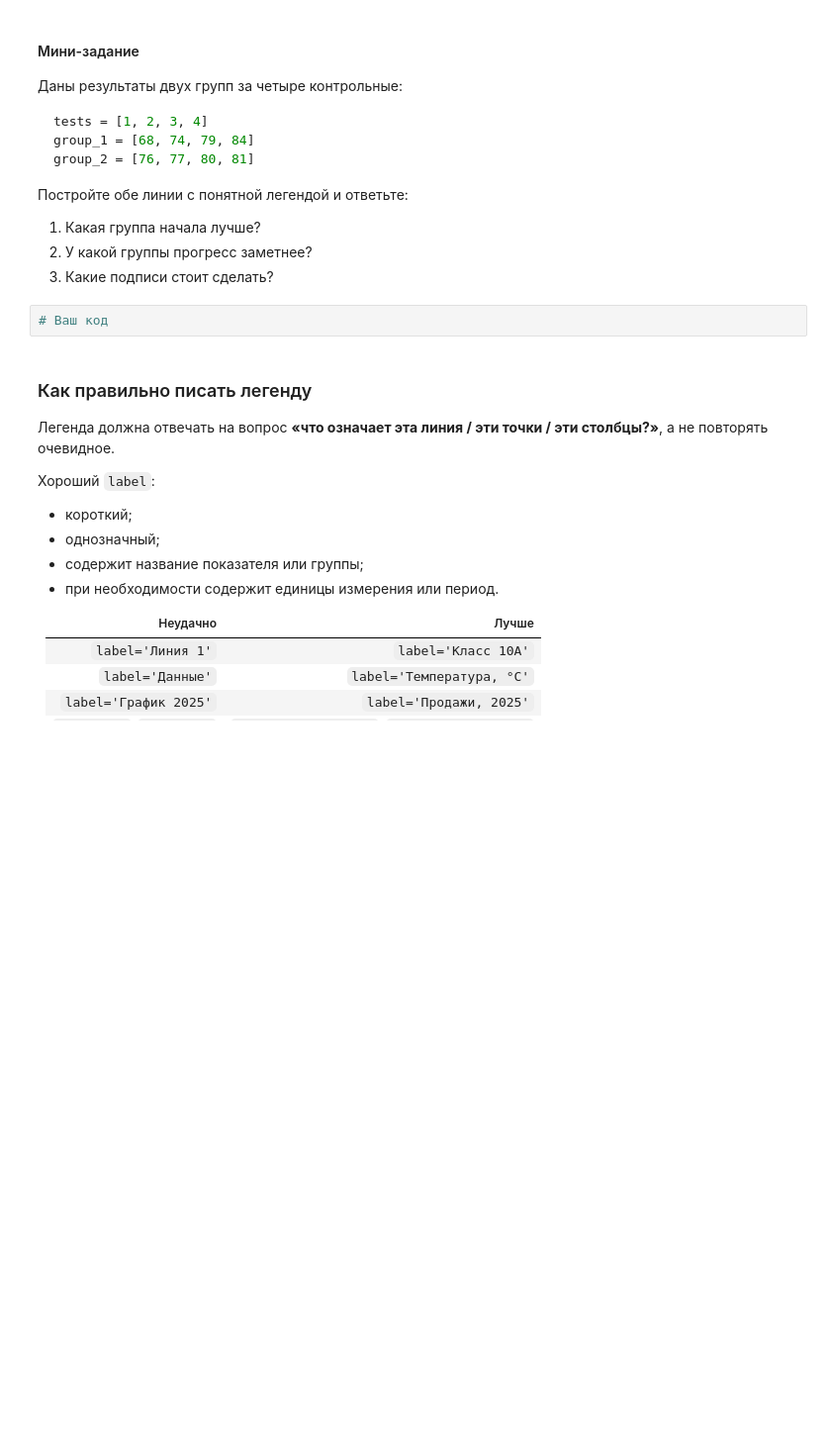
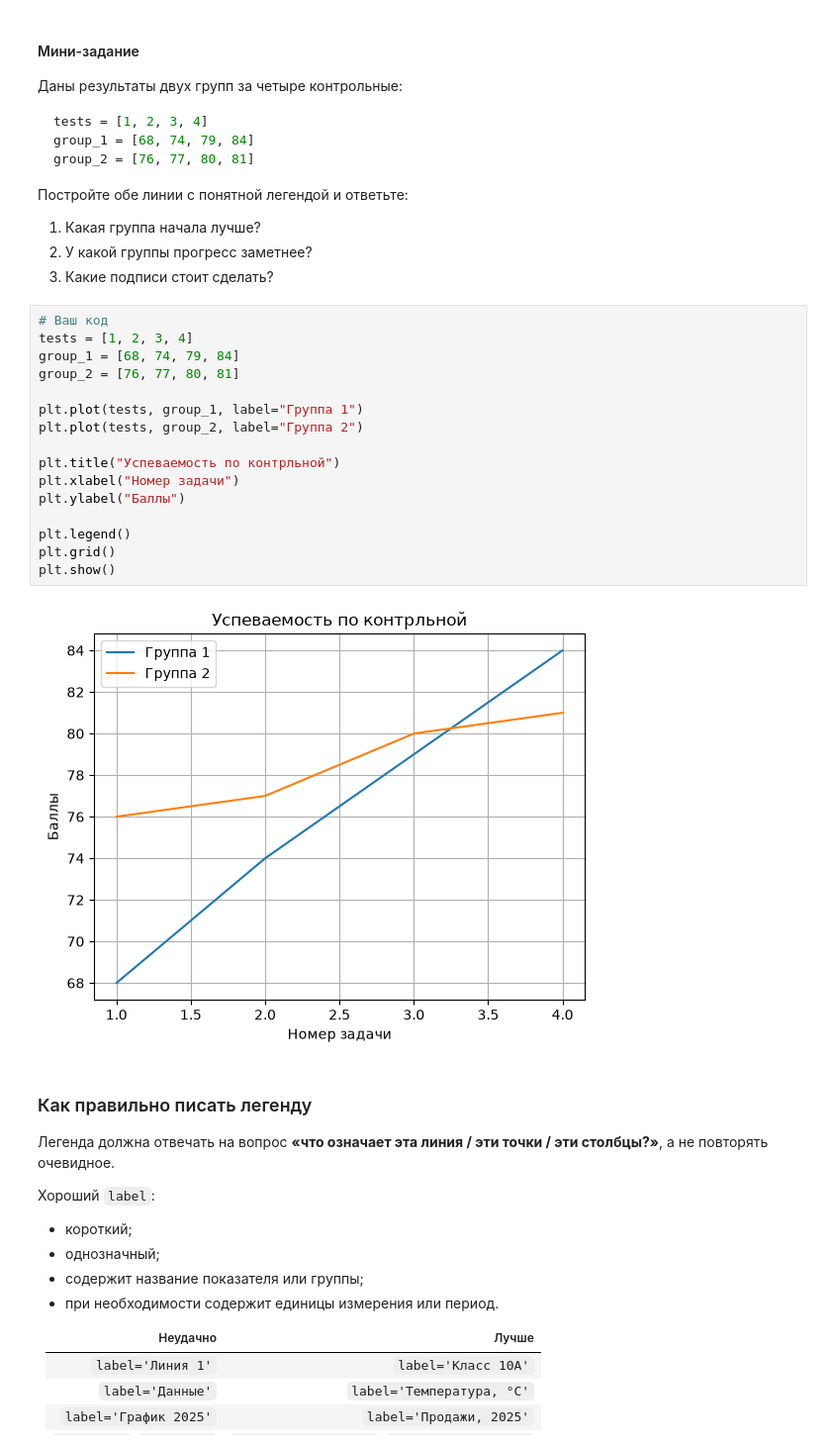
Before and after one commit to idkisl/PythonCourse_2026, a Jupyter notebook: 08/Лекция/lecture_8_matplotlib.ipynb, the cells around one changed output. Shown at 99% size. Saved outputs shown, nothing was run; the diff lists cells and outputs as text; blank space fills up the shorter version.

```diff
--- a/08/Лекция/lecture_8_matplotlib.ipynb
+++ b/08/Лекция/lecture_8_matplotlib.ipynb
@@ -90,6 +116,22 @@ group_2 = [76, 77, 80, 81]
 3. Какие подписи стоит сделать?
 # %%
 # Ваш код
+tests = [1, 2, 3, 4]
+group_1 = [68, 74, 79, 84]
+group_2 = [76, 77, 80, 81]
+
+plt.plot(tests, group_1, label="Группа 1")
+plt.plot(tests, group_2, label="Группа 2")
+
+plt.title("Успеваемость по контрльной")
+plt.xlabel("Номер задачи")
+plt.ylabel("Баллы")
+
+plt.legend()
+plt.grid()
+plt.show()
+# %% [output]
+[figure, added]
 # %% [markdown]
 ### Как правильно писать легенду
 
```
Also changed, not shown: parts of 19 cells of this notebook, 7 other files.
